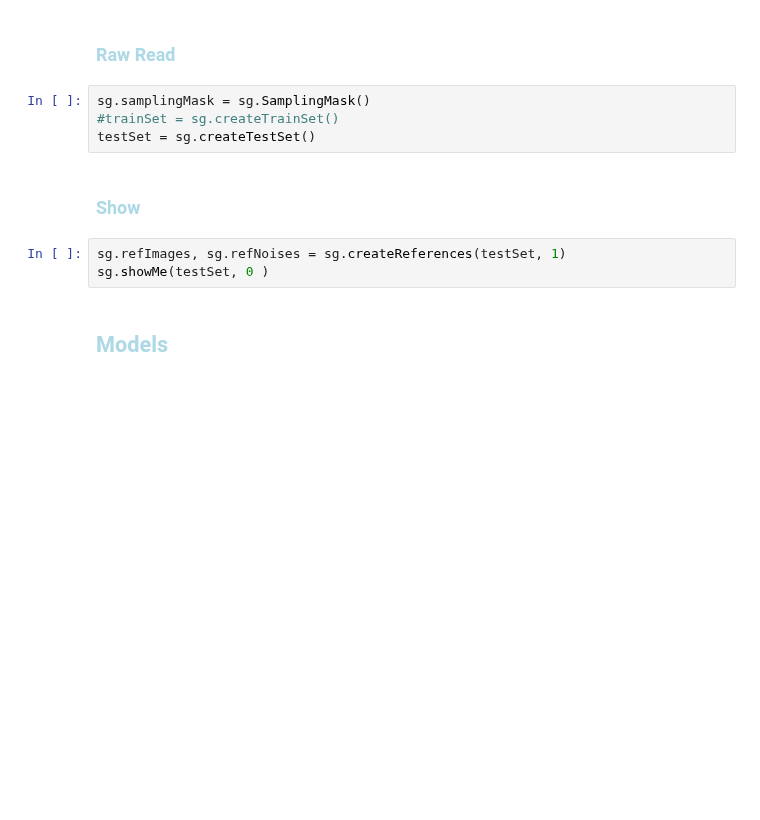
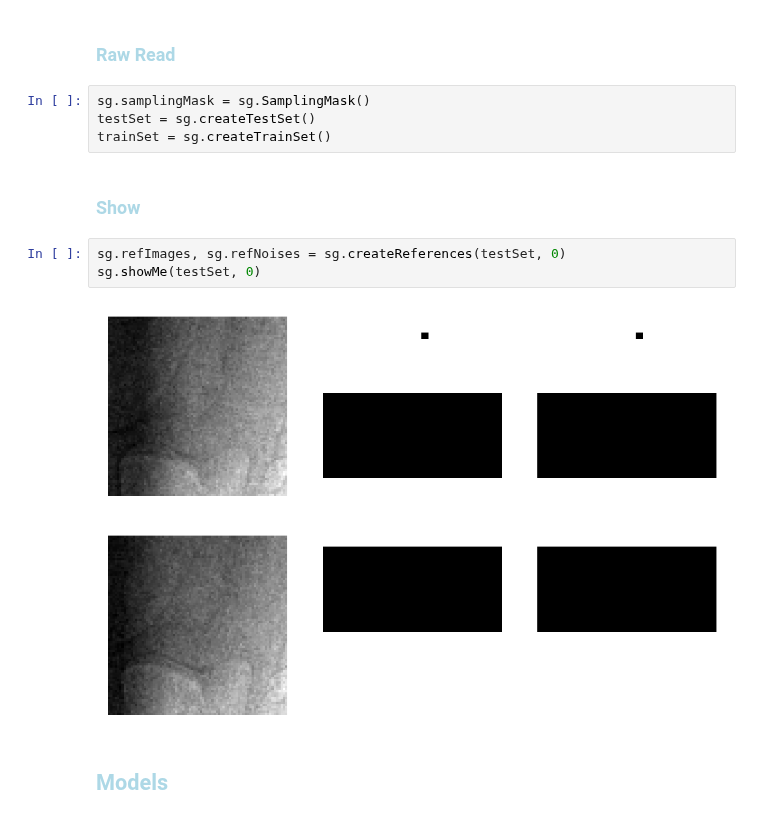
Before and after one commit to antonmx/shiftpatch, a Jupyter notebook: shiftpatch_dj0.ipynb, the cells around one changed output. Drawn from its saved outputs; the diff is of its cells as text; blank space fills up the shorter version.

```diff
--- a/shiftpatch_dj0.ipynb
+++ b/shiftpatch_dj0.ipynb
@@ -42,13 +40,16 @@ sg.DCfg = sg.DCfgClass()
 ### <font style="color:lightblue">Raw Read</font>
 # %%
 sg.samplingMask = sg.SamplingMask()
-#trainSet = sg.createTrainSet()
 testSet = sg.createTestSet()
+trainSet = sg.createTrainSet()
 # %% [markdown]
 ### <font style="color:lightblue">Show</font>
 # %%
-sg.refImages, sg.refNoises = sg.createReferences(testSet, 1)
-sg.showMe(testSet, 0 )
+sg.refImages, sg.refNoises = sg.createReferences(testSet, 0)
+sg.showMe(testSet, 0)
+# %% [output]
+[figure, added]
+[figure, added]
 # %% [markdown]
 ## <font style="color:lightblue">Models</font>
 # %% [markdown]
```
Also changed, not shown: parts of 2 cells of this notebook, 1 other file.
